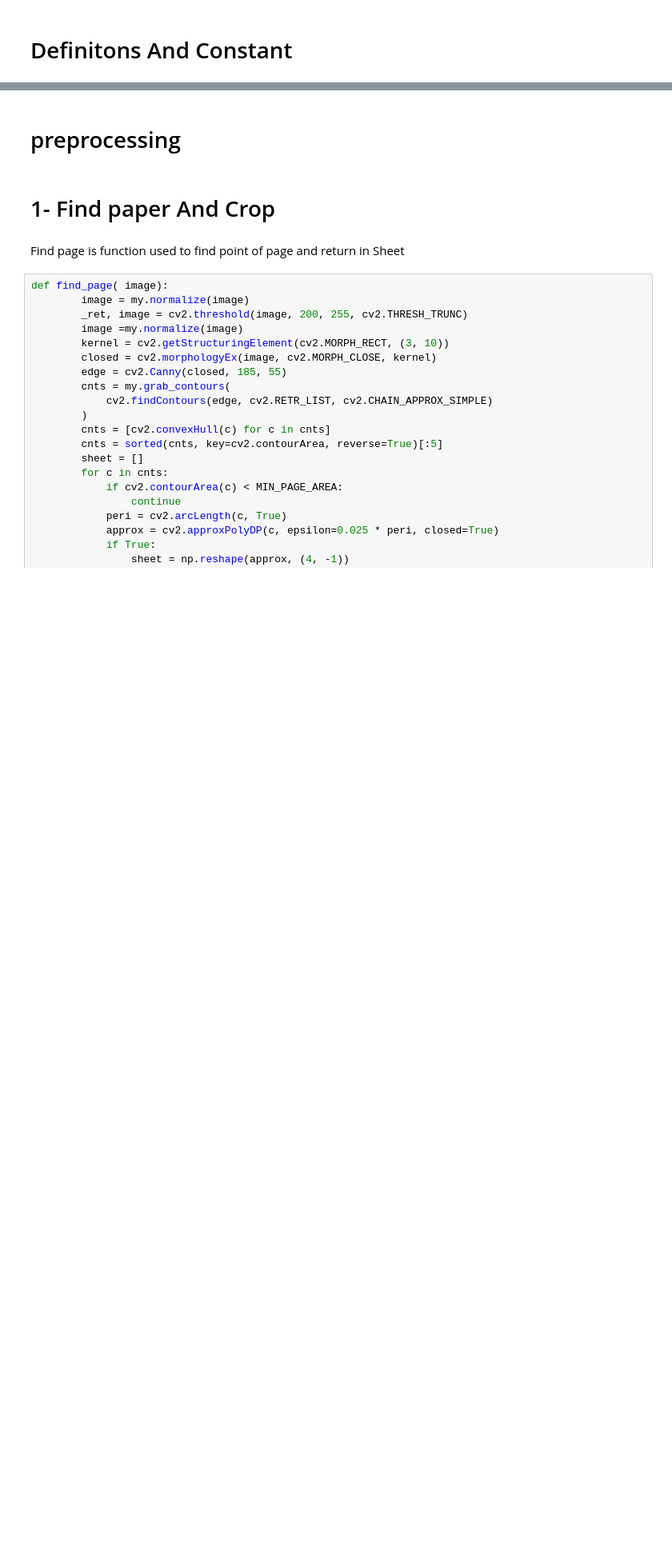
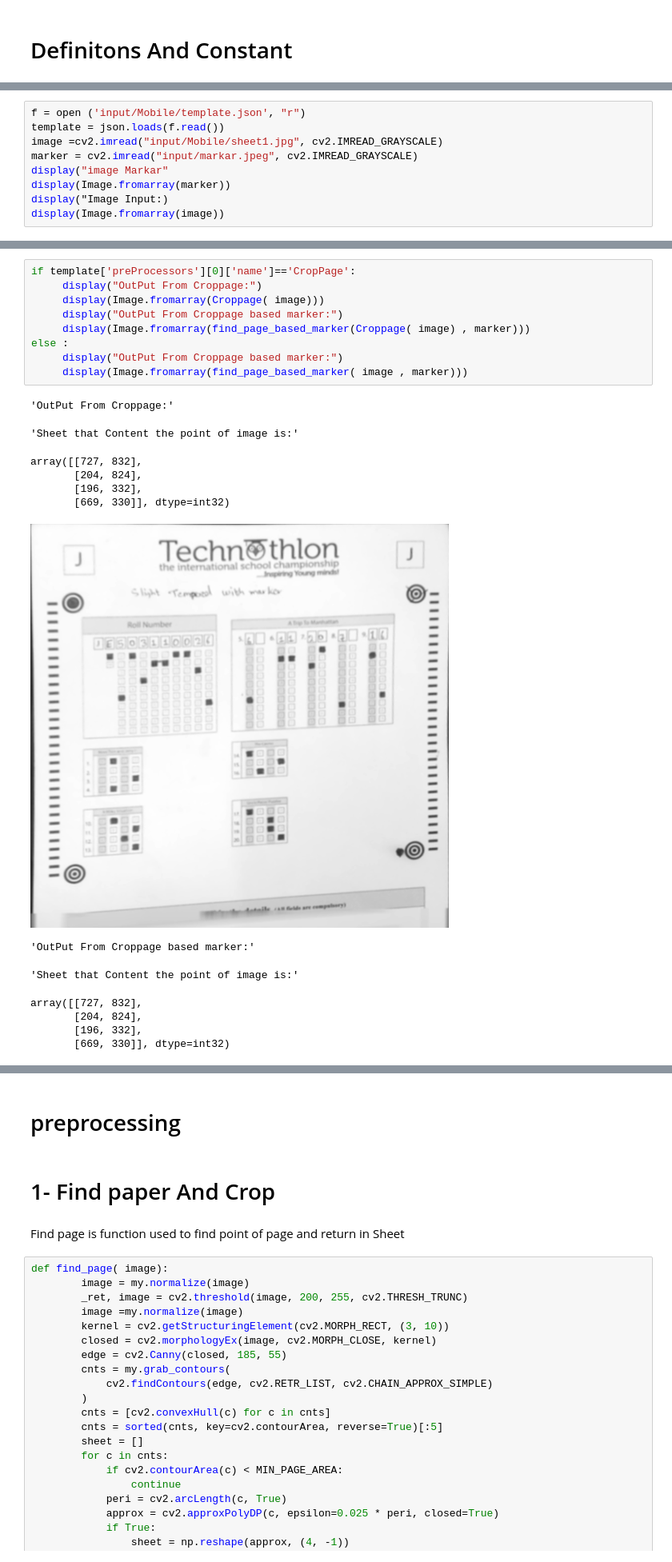
Before and after one commit to Udayraj123/OMRChecker, a Jupyter notebook: OMR.ipynb, the cells around one changed output, grey strips where cells are left out. Shown at 80% size. Saved outputs shown, nothing was run; the diff lists cells and outputs as text; blank space fills up the shorter version.

```diff
--- a/OMR.ipynb
+++ b/OMR.ipynb
@@ -62,0 +67,9 @@ apply_erode_subtract =  1
+# %%
+f = open ('input/Mobile/template.json', "r")
+template = json.loads(f.read())
+image =cv2.imread("input/Mobile/sheet1.jpg", cv2.IMREAD_GRAYSCALE)
+marker = cv2.imread("input/markar.jpeg", cv2.IMREAD_GRAYSCALE)
+display("image Markar"
+display(Image.fromarray(marker))
+display("Image Input:)
+display(Image.fromarray(image))
@@ -62,0 +82,23 @@ apply_erode_subtract =  1
+# %%
+if template['preProcessors'][0]['name']=='CropPage':
+     display("OutPut From Croppage:")
+     display(Image.fromarray(Croppage( image)))
+     display("OutPut From Croppage based marker:")
+     display(Image.fromarray(find_page_based_marker(Croppage( image) , marker)))
+else :
+     display("OutPut From Croppage based marker:")
+     display(Image.fromarray(find_page_based_marker( image , marker)))
+# %% [output]
+'OutPut From Croppage:'
+'Sheet that Content the point of image is:'
+array([[727, 832],
+       [204, 824],
+       [196, 332],
+       [669, 330]], dtype=int32)
+[figure, added]
+'OutPut From Croppage based marker:'
+'Sheet that Content the point of image is:'
+array([[727, 832],
+       [204, 824],
+       [196, 332],
+       [669, 330]], dtype=int32)
```
Also changed, not shown: parts of 15 cells of this notebook, 7 other files.
